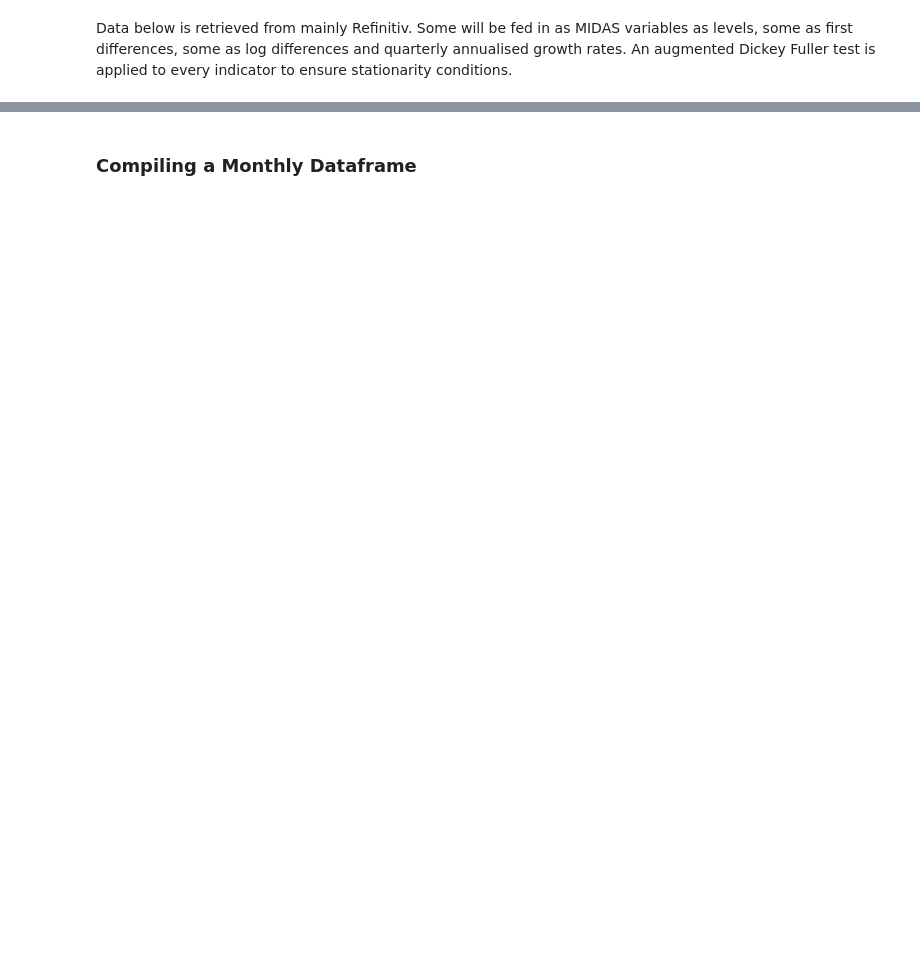
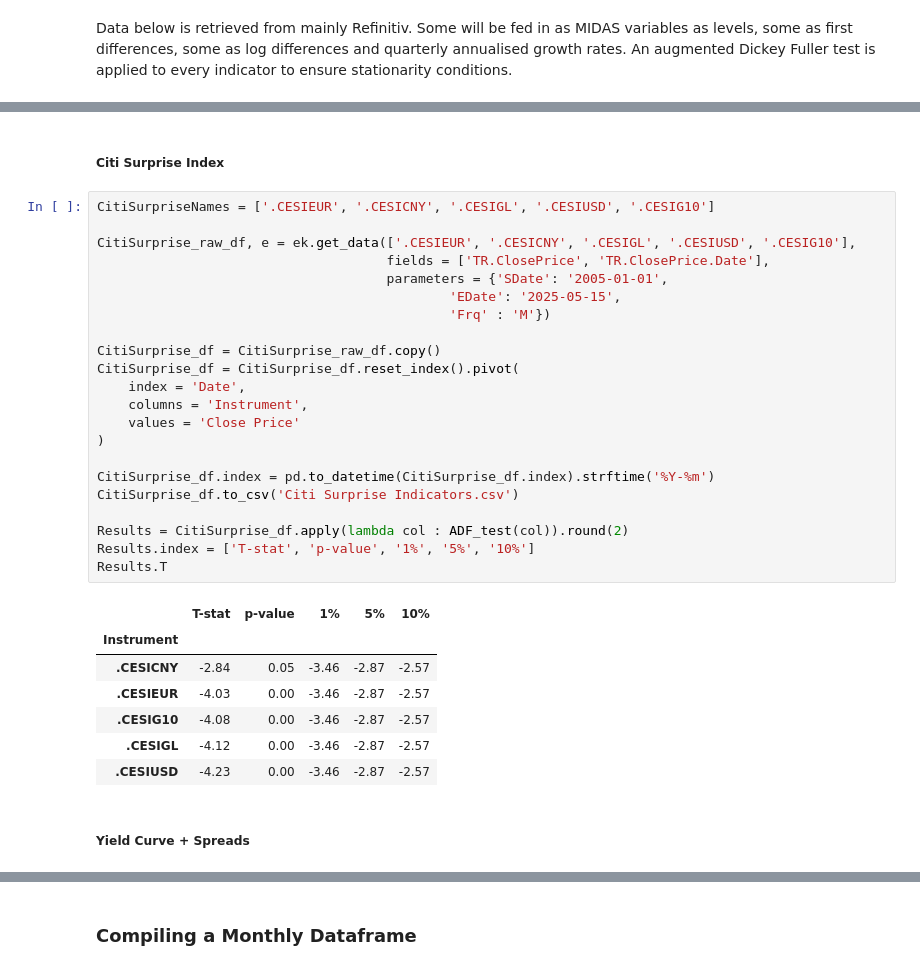
Before and after one commit to Pj-354/Python-Notebooks--Mine-, a Jupyter notebook: Dispersion/GARCH MIDAS/DCC MIDAS/_Data_Collection.ipynb, the cells around one changed output, grey strips where cells are left out. Drawn from its saved outputs; the diff is of its cells as text; blank space fills up the shorter version.

```diff
--- a/Dispersion/GARCH MIDAS/DCC MIDAS/_Data_Collection.ipynb
+++ b/Dispersion/GARCH MIDAS/DCC MIDAS/_Data_Collection.ipynb
@@ -472,0 +394,34 @@ NewOrders = pd.read_csv('New Orders.csv', index_col = [0], parse_dates=True)
+# %% [markdown]
+##### Citi Surprise Index
+# %%
+CitiSurpriseNames = ['.CESIEUR', '.CESICNY', '.CESIGL', '.CESIUSD', '.CESIG10']
+
+CitiSurprise_raw_df, e = ek.get_data(['.CESIEUR', '.CESICNY', '.CESIGL', '.CESIUSD', '.CESIG10'],
+                                     fields = ['TR.ClosePrice', 'TR.ClosePrice.Date'],
+                                     parameters = {'SDate': '2005-01-01',
+                                             'EDate': '2025-05-15',
+                                             'Frq' : 'M'})
+
+CitiSurprise_df = CitiSurprise_raw_df.copy()
+CitiSurprise_df = CitiSurprise_df.reset_index().pivot(
+    index = 'Date',
+    columns = 'Instrument',
+    values = 'Close Price'
+)
+
+CitiSurprise_df.index = pd.to_datetime(CitiSurprise_df.index).strftime('%Y-%m')
+CitiSurprise_df.to_csv('Citi Surprise Indicators.csv')
+
+Results = CitiSurprise_df.apply(lambda col : ADF_test(col)).round(2)
+Results.index = ['T-stat', 'p-value', '1%', '5%', '10%']
+Results.T
+# %% [output]
+|  | T-stat | p-value | 1% | 5% | 10% |
+| Instrument |  |  |  |  |  |
+| .CESICNY | -2.84 | 0.05 | -3.46 | -2.87 | -2.57 |
+| .CESIEUR | -4.03 | 0.00 | -3.46 | -2.87 | -2.57 |
+| .CESIG10 | -4.08 | 0.00 | -3.46 | -2.87 | -2.57 |
+| .CESIGL | -4.12 | 0.00 | -3.46 | -2.87 | -2.57 |
+| .CESIUSD | -4.23 | 0.00 | -3.46 | -2.87 | -2.57 |
+# %% [markdown]
+##### Yield Curve + Spreads
```
Also changed, not shown: parts of 93 cells of this notebook, 2 other files.
